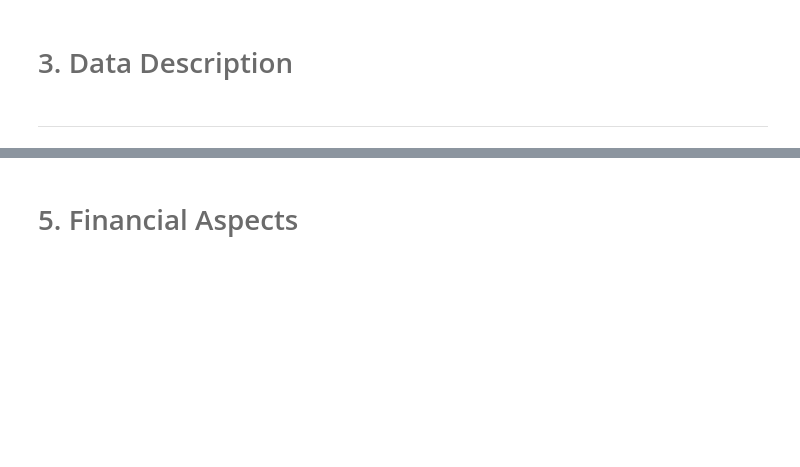
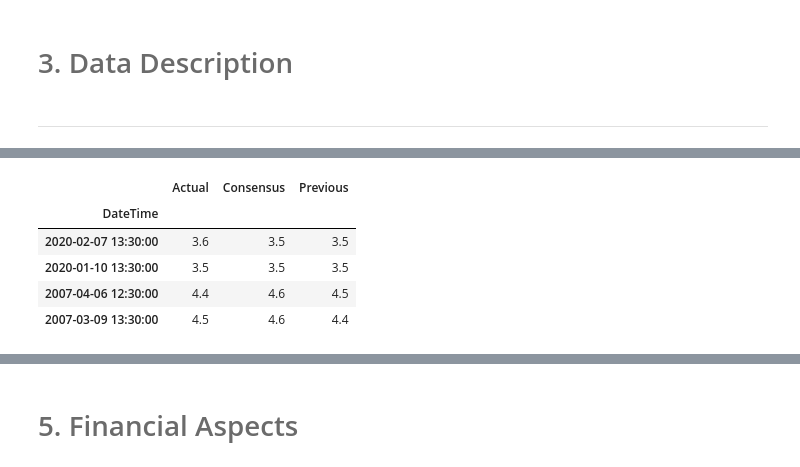
Before and after one commit to HKael/MYST-4, a Jupyter notebook: notebook.ipynb, the cells around one changed output, grey strips where cells are left out. Drawn from its saved outputs; the diff is of its cells as text; code cells hidden in the pictures; blank space fills up the shorter version.

```diff
--- a/notebook.ipynb
+++ b/notebook.ipynb
@@ -77,0 +102,9 @@ The following are the file dependencies that are needed to run this notebook:
+# %%
+mn.indice.less(5)
+# %% [output]
+|  | Actual | Consensus | Previous |
+| DateTime |  |  |  |
+| 2020-02-07 13:30:00 | 3.6 | 3.5 | 3.5 |
+| 2020-01-10 13:30:00 | 3.5 | 3.5 | 3.5 |
+| 2007-04-06 12:30:00 | 4.4 | 4.6 | 4.5 |
+| 2007-03-09 13:30:00 | 4.5 | 4.6 | 4.4 |
```
Also changed, not shown: parts of 33 cells of this notebook.
